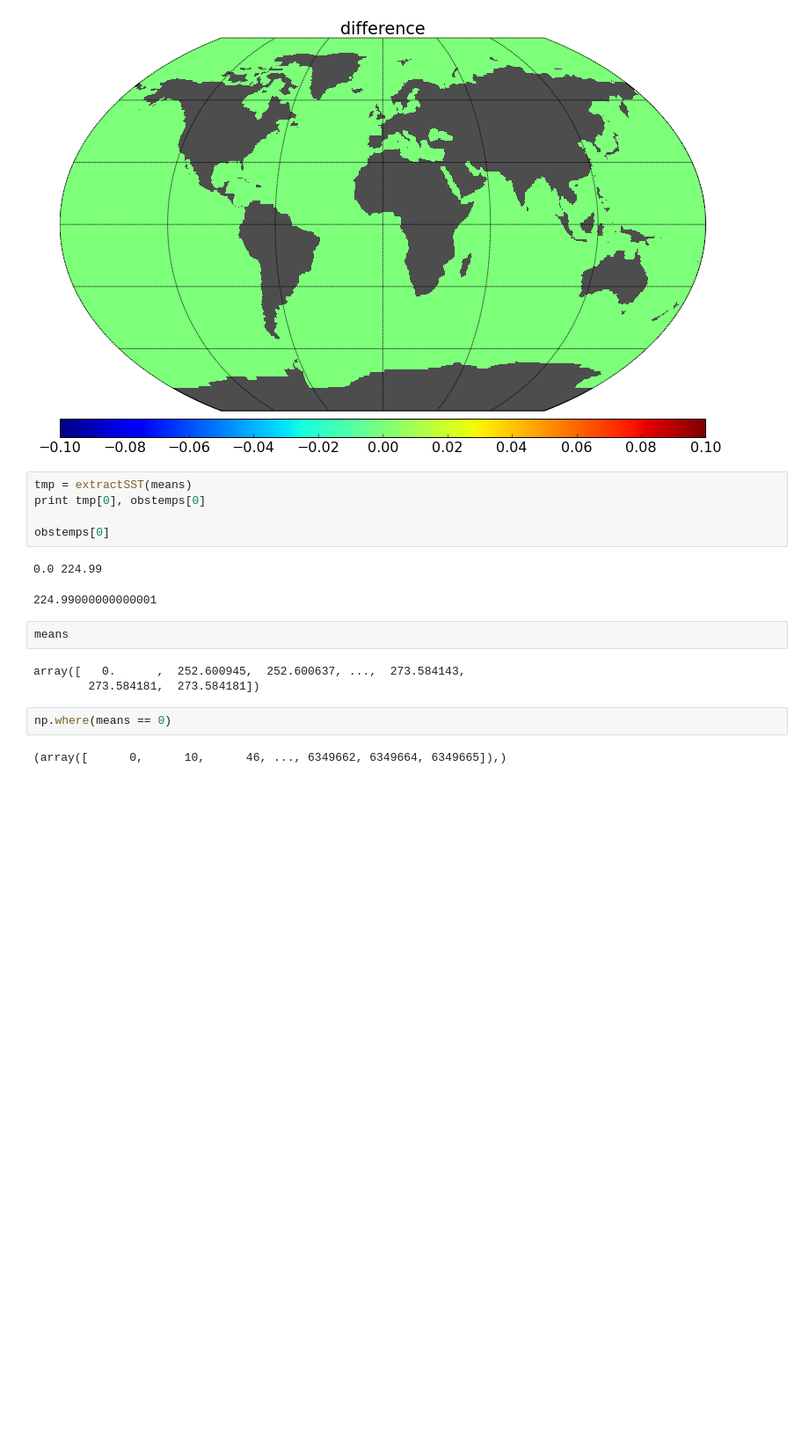
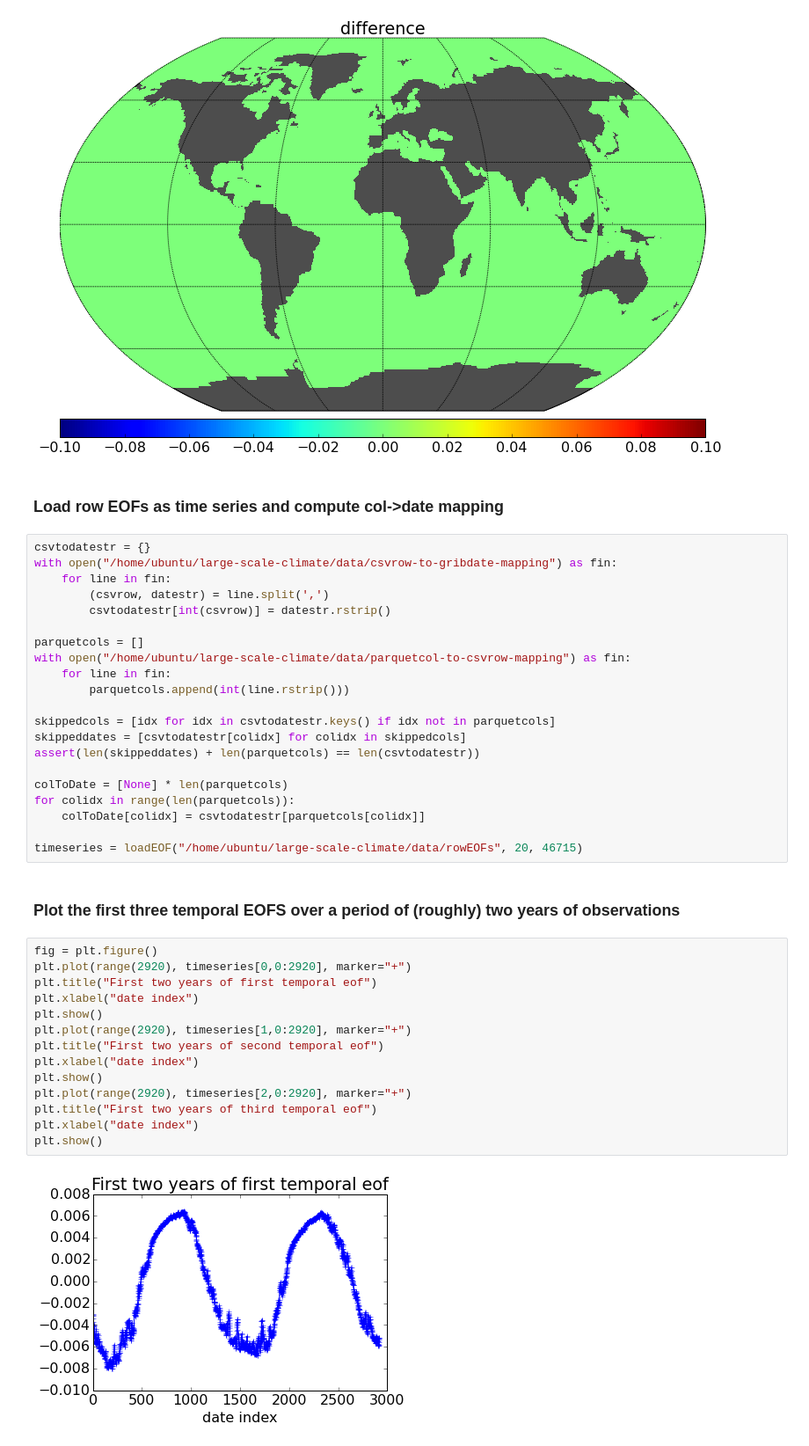
Before and after one commit to rustandruin/large-scale-climate, a Jupyter notebook: src/plot_grib_temp.ipynb, the cells around one changed output. Shown at 88% size. Saved outputs shown, nothing was run; the diff lists cells and outputs as text; blank space fills up the shorter version.

```diff
--- a/src/plot_grib_temp.ipynb
+++ b/src/plot_grib_temp.ipynb
@@ -127,20 +136,44 @@ plotSurfaceField(recoveredSST - temps.data.flatten(), 'difference')
 [figure]
 [figure]
 [figure]
-# %%
-tmp = extractSST(means)
-print tmp[0], obstemps[0]
-
-obstemps[0]
-# %% [output]
-0.0 224.99
-224.99000000000001
-# %%
-means
-# %% [output]
-array([   0.      ,  252.600945,  252.600637, ...,  273.584143,
-        273.584181,  273.584181])
-# %%
-np.where(means == 0)
-# %% [output]
-(array([      0,      10,      46, ..., 6349662, 6349664, 6349665]),)
+# %% [markdown]
+### Load row EOFs as time series and compute col->date mapping
+# %%
+csvtodatestr = {}
+with open("/home/ubuntu/large-scale-climate/data/csvrow-to-gribdate-mapping") as fin:
+    for line in fin:
+        (csvrow, datestr) = line.split(',')
+        csvtodatestr[int(csvrow)] = datestr.rstrip()
+
+parquetcols = []
+with open("/home/ubuntu/large-scale-climate/data/parquetcol-to-csvrow-mapping") as fin:
+    for line in fin:
+        parquetcols.append(int(line.rstrip()))
+
+skippedcols = [idx for idx in csvtodatestr.keys() if idx not in parquetcols]
+skippeddates = [csvtodatestr[colidx] for colidx in skippedcols]
+assert(len(skippeddates) + len(parquetcols) == len(csvtodatestr))
+
+colToDate = [None] * len(parquetcols)
+for colidx in range(len(parquetcols)):
+    colToDate[colidx] = csvtodatestr[parquetcols[colidx]]
+
+timeseries = loadEOF("/home/ubuntu/large-scale-climate/data/rowEOFs", 20, 46715)
+# %% [markdown]
+### Plot the first three temporal EOFS over a period of (roughly) two years of observations
+# %%
+fig = plt.figure()
+plt.plot(range(2920), timeseries[0,0:2920], marker="+")
+plt.title("First two years of first temporal eof")
+plt.xlabel("date index")
+plt.show()
+plt.plot(range(2920), timeseries[1,0:2920], marker="+")
+plt.title("First two years of second temporal eof")
+plt.xlabel("date index")
+plt.show()
+plt.plot(range(2920), timeseries[2,0:2920], marker="+")
+plt.title("First two years of third temporal eof")
+plt.xlabel("date index")
+plt.show()
+# %% [output]
+[figure, added]
```
Also changed, not shown: parts of 9 cells of this notebook, 1 other file.
